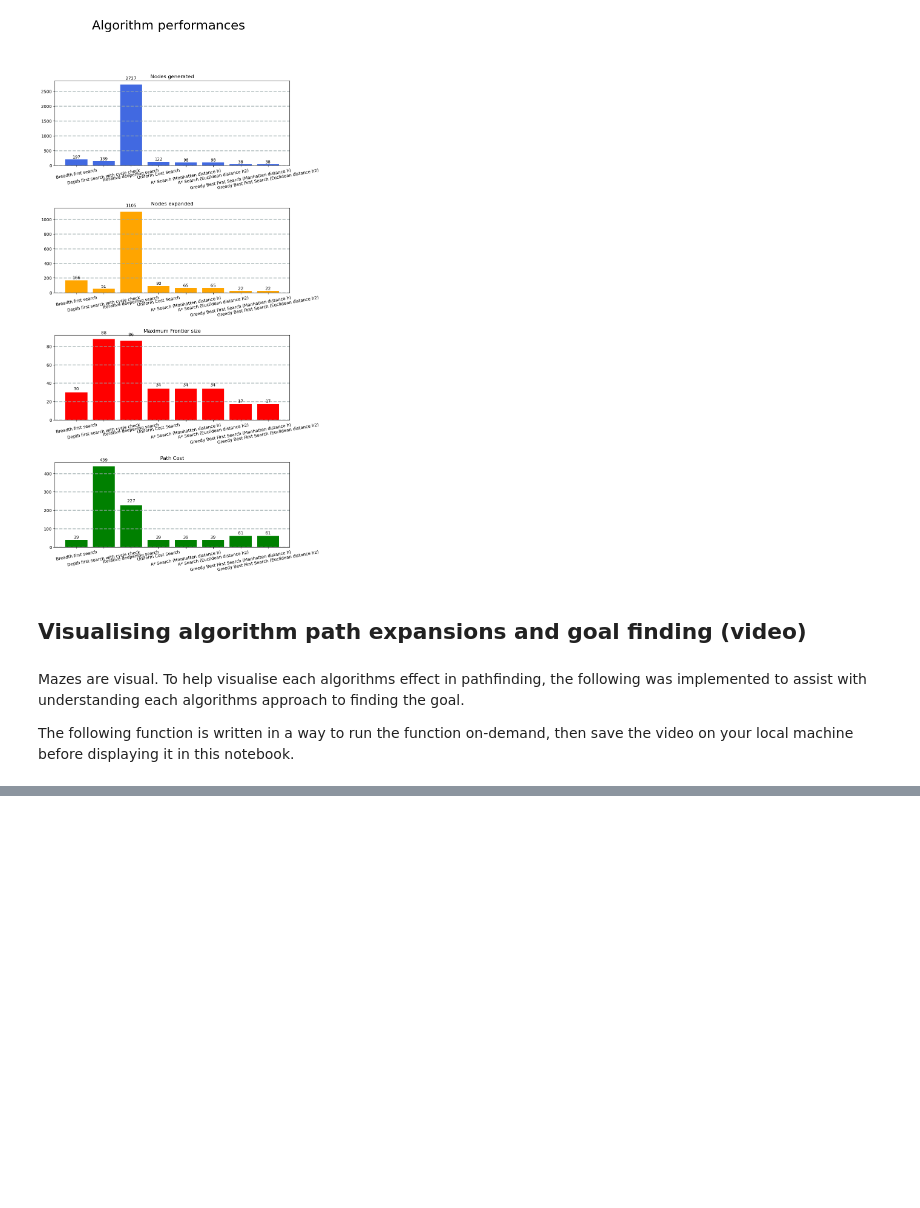
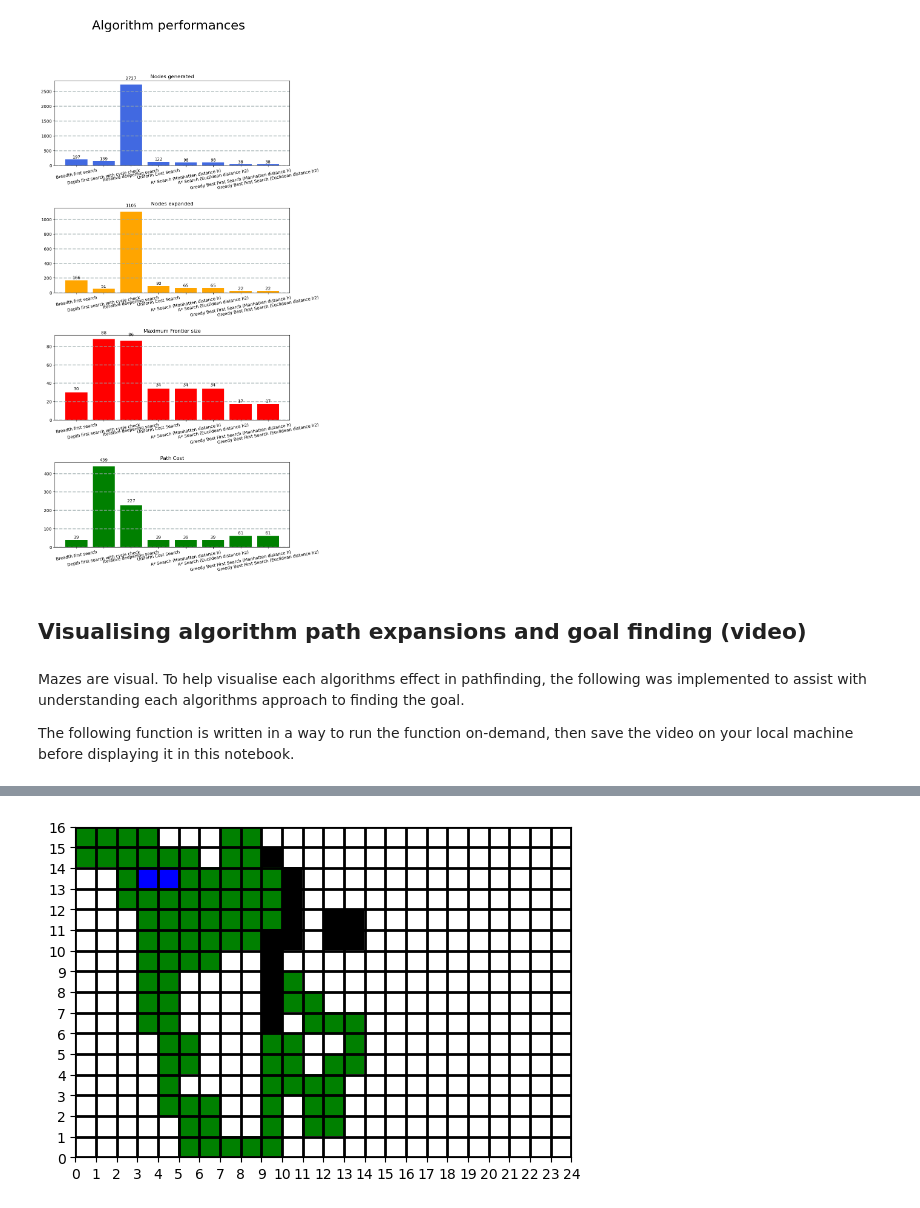
Before and after one commit to AntheaJFW/it5005-assignment-1-grp-39, a Jupyter notebook: Assignment 1 Q1-1.ipynb, the cells around one changed output, grey strips where cells are left out. Saved outputs shown, nothing was run; the diff lists cells and outputs as text; code cells hidden in the pictures; blank space fills up the shorter version.

```diff
--- a/Assignment 1 Q1-1.ipynb
+++ b/Assignment 1 Q1-1.ipynb
@@ -1136,0 +1236,3 @@ save_and_view_visualisation('Iterative deepening search')
+# %%
+save_and_view_visualisation('Depth first search with cycle check')
+# %% [output]
@@ -1136,0 +1240 @@ save_and_view_visualisation('Iterative deepening search')
+[figure, added]
```
Also changed, not shown: parts of 7 cells of this notebook.
